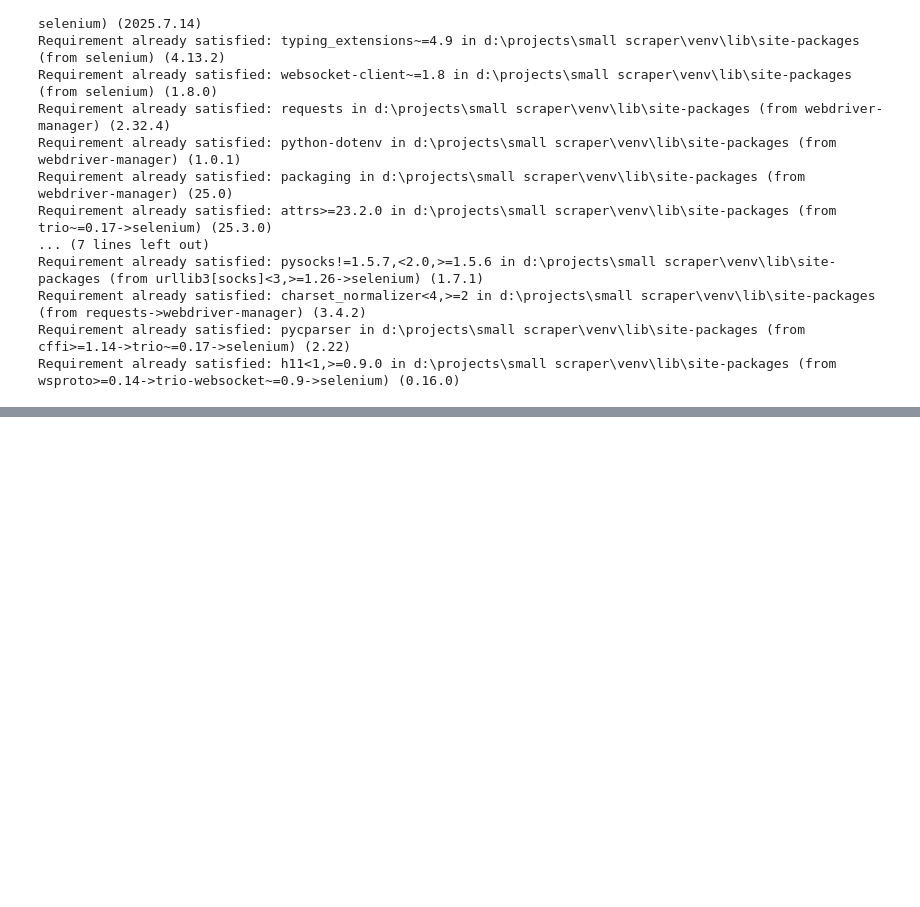
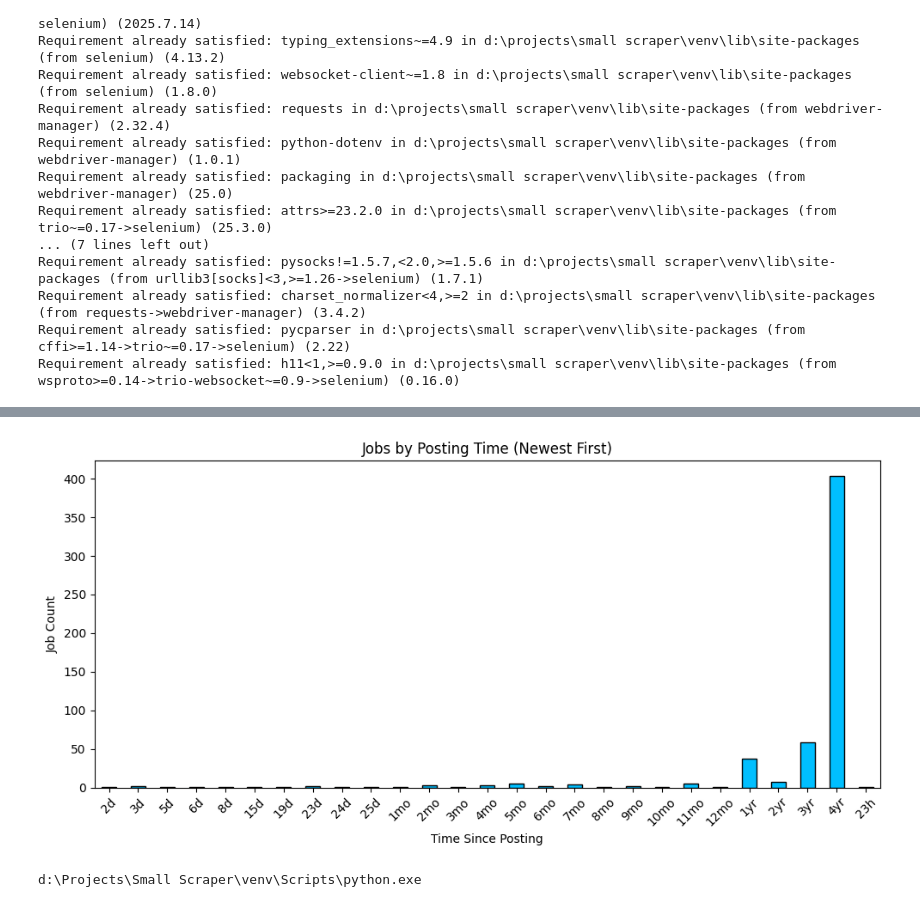
Before and after one commit to Omeraluf/Remote-jobs-scraper, a Jupyter notebook: scraper.ipynb, the cells around one changed output, grey strips where cells are left out. Saved outputs shown, nothing was run; the diff lists cells and outputs as text; code cells hidden in the pictures; blank space fills up the shorter version.

Commit message:
Finished scraper, all working quite good, few further ideas for later on

```diff
--- a/scraper.ipynb
+++ b/scraper.ipynb
@@ -231,2 +349,43 @@ job_list_pd
+# %%
+def time_to_days(time_str):
+    if not isinstance(time_str, str):
+        return float('inf')  # push invalid ones to the end
+    time_str = time_str.strip().lower()
+    if "day" in time_str or "d" in time_str:
+        return int(re.search(r'\d+', time_str).group())
+    elif "w" in time_str:
+        return int(re.search(r'\d+', time_str).group()) * 7
+    elif "mo" in time_str:
+        return int(re.search(r'\d+', time_str).group()) * 30
+    elif "yr" in time_str:
+        return int(re.search(r'\d+', time_str).group()) * 365
+    return float('inf')
+# %%
+# Drop missing
+posted = job_list_pd.dropna(subset=["time"]).copy()
+
+# Convert time strings to days
+posted["days_ago"] = posted["time"].apply(time_to_days)
+
+# Count and sort by recency (lower = newer)
+time_counts = posted["time"].value_counts()
+time_counts = time_counts.loc[posted.sort_values("days_ago")["time"].unique()]
+
+# Plot
+plt.figure(figsize=(10, 5))
+time_counts.plot(kind="bar", color="deepskyblue", edgecolor="black")
+plt.title("Jobs by Posting Time (Newest First)")
+plt.ylabel("Job Count")
+plt.xlabel("Time Since Posting")
+plt.xticks(rotation=45)
+plt.tight_layout()
+plt.show()
+# %% [output]
+[figure, added]
 # %%
 job_list_pd.to_csv("remote_jobs.csv", index=False, encoding='utf-8-sig')
+# %%
+import sys
+print(sys.executable)
+# %% [output]
+d:\Projects\Small Scraper\venv\Scripts\python.exe
```
Also changed, not shown: parts of 18 cells of this notebook, 4 other files.
